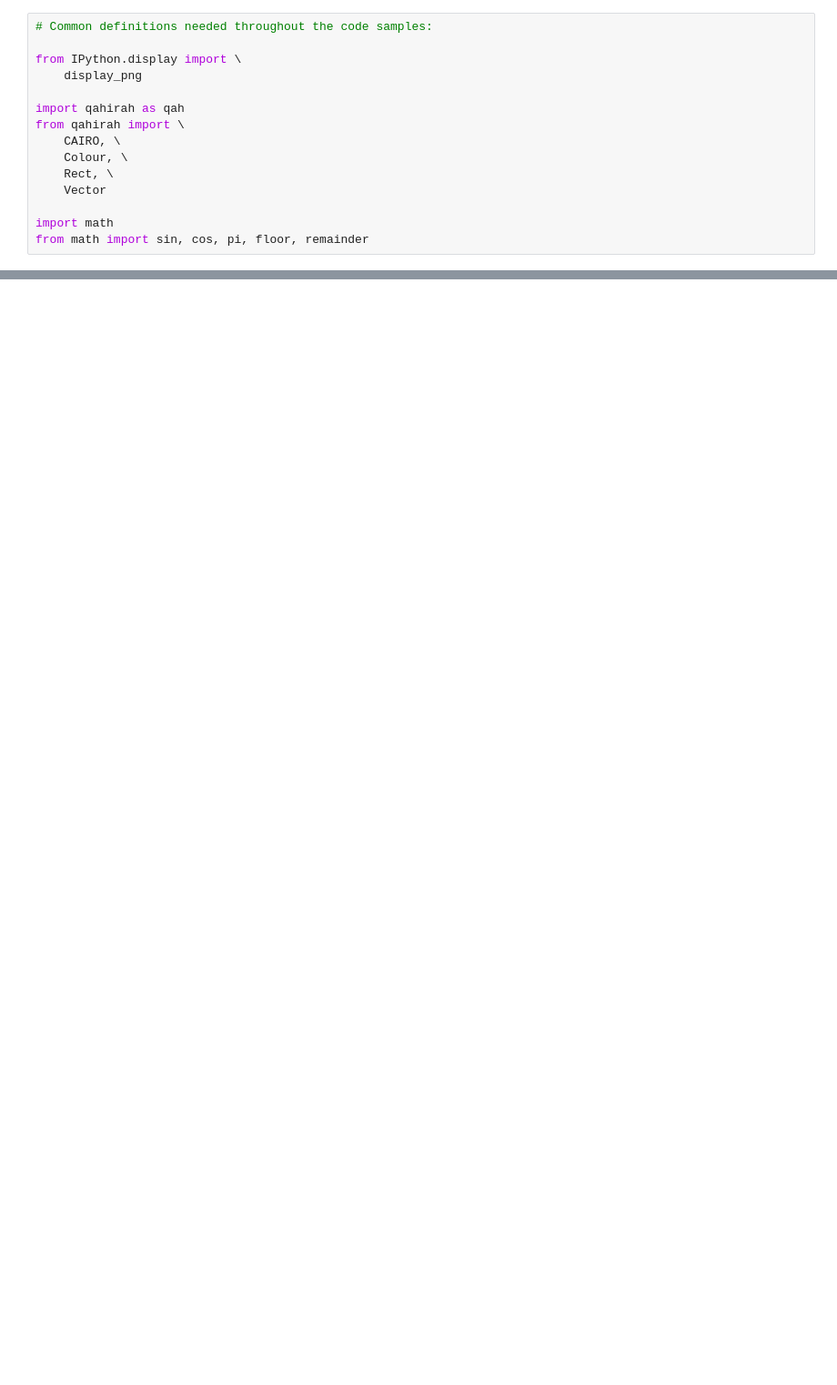
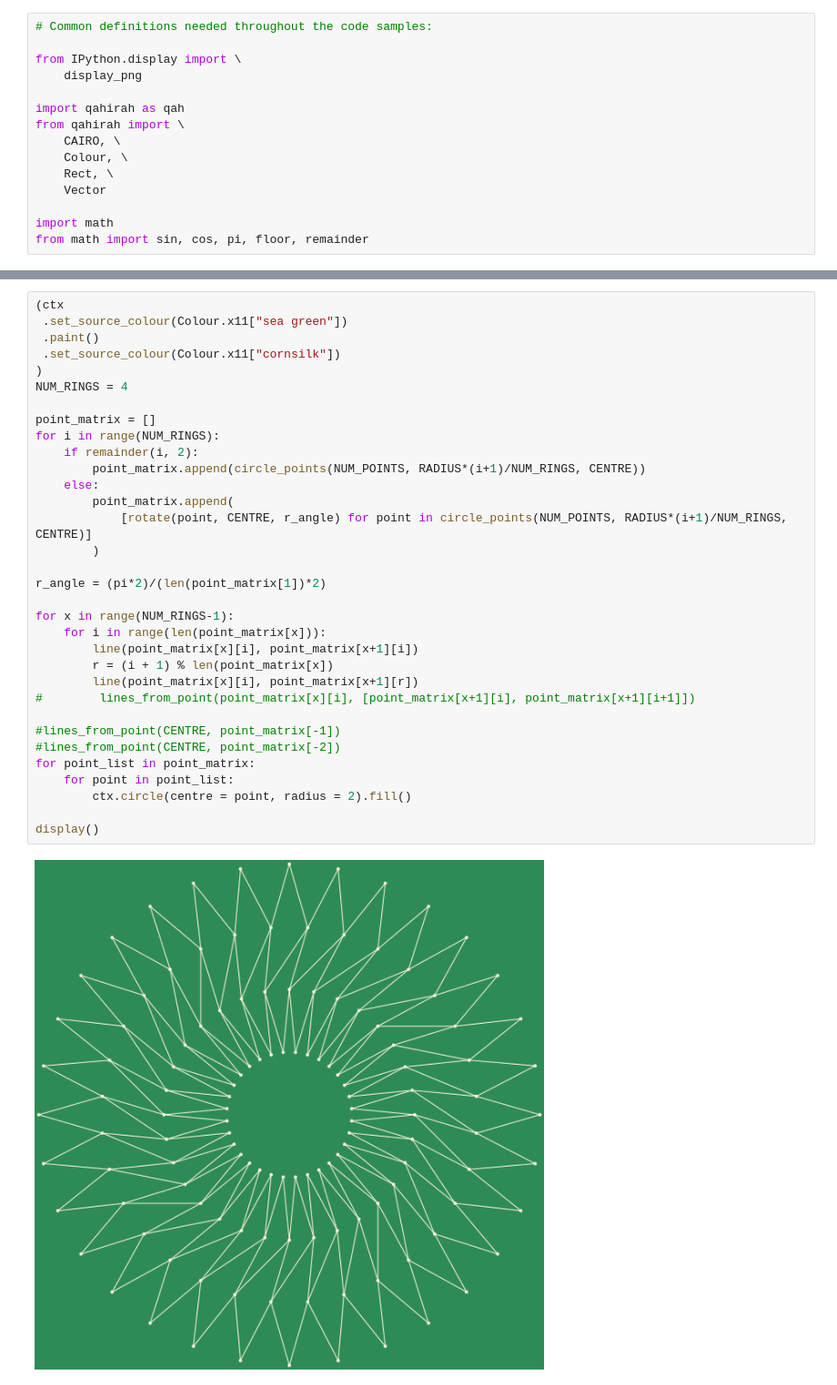
Before and after one commit to stiffneckjim/qahirah_notebooks, a Jupyter notebook: Pin Point with Qahirah.ipynb, the cells around one changed output, grey strips where cells are left out. Shown at 91% size. Drawn from its saved outputs; the diff is of its cells as text; blank space fills up the shorter version.

Commit message:
Working rotation with multiple rings.

```diff
--- a/Pin Point with Qahirah.ipynb
+++ b/Pin Point with Qahirah.ipynb
@@ -267,0 +306,35 @@ display()
+# %%
+(ctx
+ .set_source_colour(Colour.x11["sea green"])
+ .paint()
+ .set_source_colour(Colour.x11["cornsilk"])
+)
+NUM_RINGS = 4
+
+point_matrix = []
+for i in range(NUM_RINGS):
+    if remainder(i, 2):
+        point_matrix.append(circle_points(NUM_POINTS, RADIUS*(i+1)/NUM_RINGS, CENTRE))
+    else:
+        point_matrix.append(
+            [rotate(point, CENTRE, r_angle) for point in circle_points(NUM_POINTS, RADIUS*(i+1)/NUM_RINGS, CENTRE)]
+        )
+
+r_angle = (pi*2)/(len(point_matrix[1])*2)
+
+for x in range(NUM_RINGS-1):
+    for i in range(len(point_matrix[x])):
+        line(point_matrix[x][i], point_matrix[x+1][i])
+        r = (i + 1) % len(point_matrix[x])
+        line(point_matrix[x][i], point_matrix[x+1][r])
+#        lines_from_point(point_matrix[x][i], [point_matrix[x+1][i], point_matrix[x+1][i+1]])
+
+#lines_from_point(CENTRE, point_matrix[-1])
+#lines_from_point(CENTRE, point_matrix[-2])
+for point_list in point_matrix:
+    for point in point_list:
+        ctx.circle(centre = point, radius = 2).fill()
+
+display()
+# %% [output]
+[figure, added]
```
Also changed, not shown: parts of 10 cells of this notebook.
